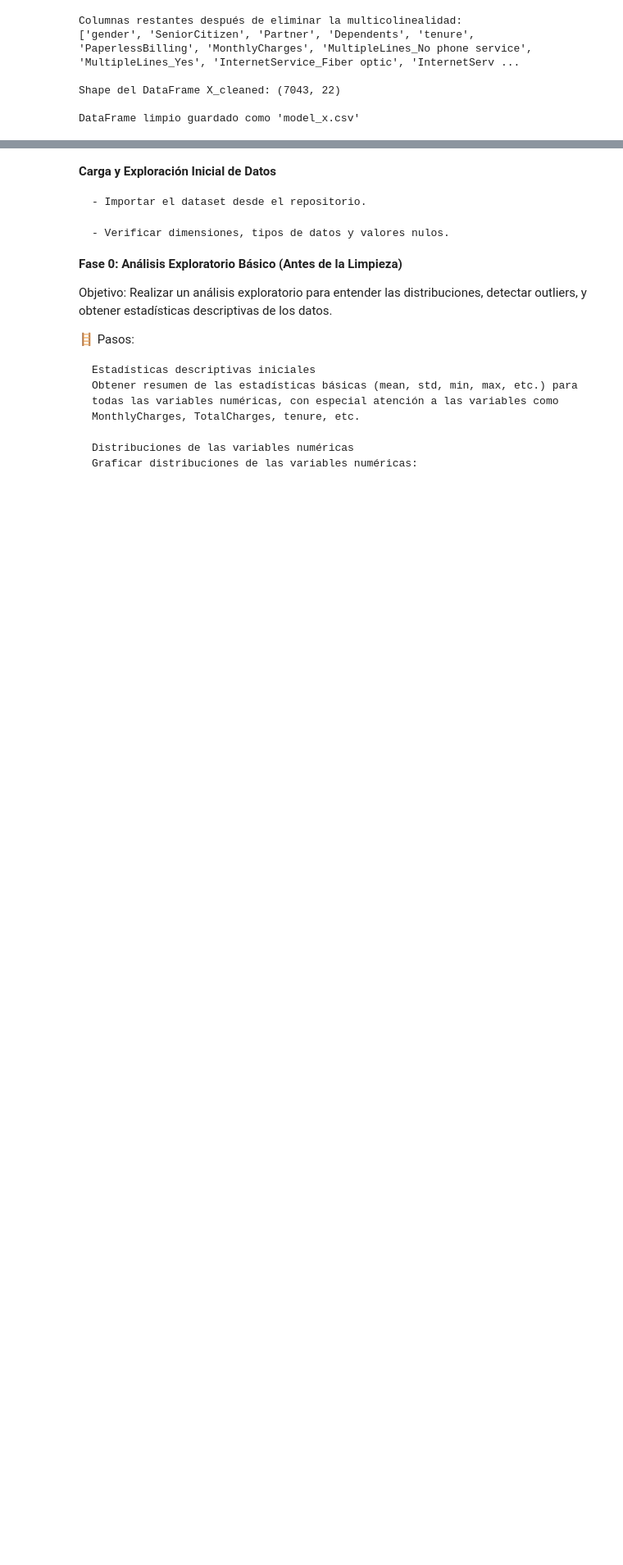
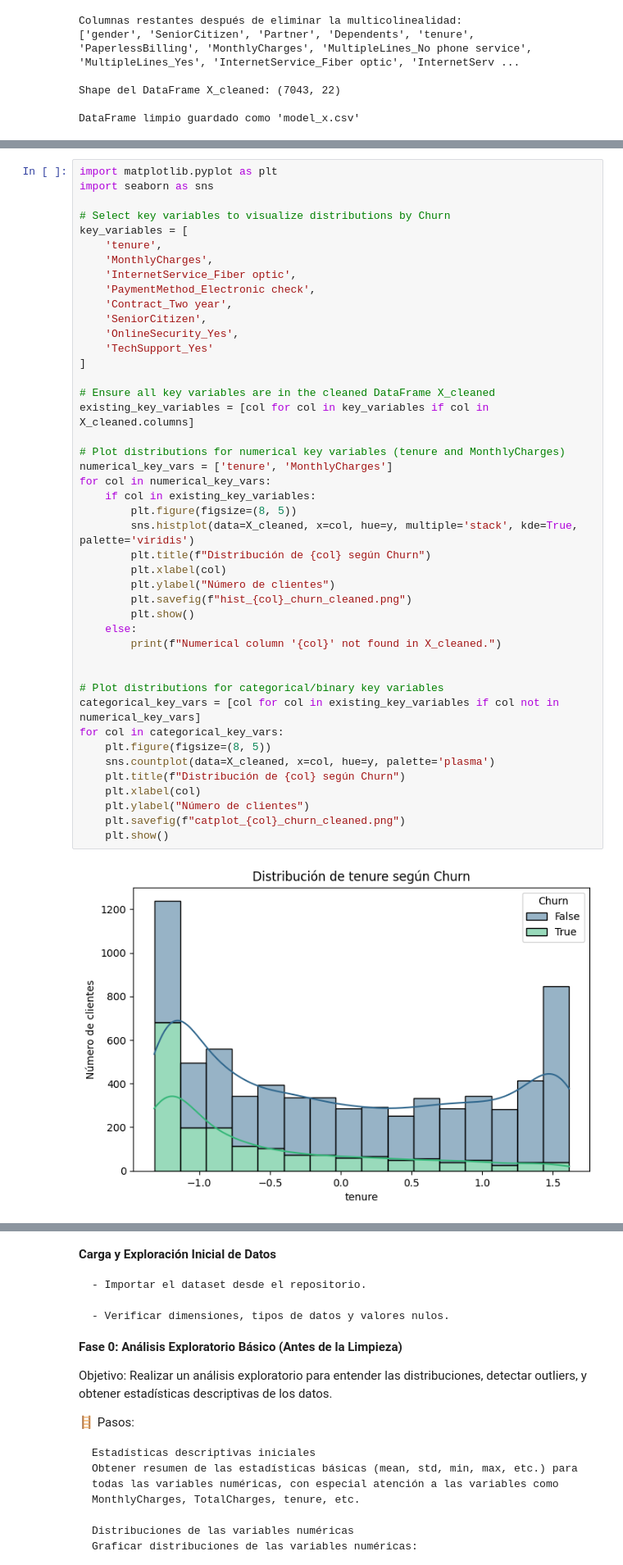
Before and after one commit to mauloredo/Challenge_Telecom_X2, a Jupyter notebook: x2.ipynb, the cells around one changed output, grey strips where cells are left out. Shown at 82% size. Drawn from its saved outputs; the diff is of its cells as text; blank space fills up the shorter version.

```diff
--- a/x2.ipynb
+++ b/x2.ipynb
@@ -1408,0 +1411,46 @@ DataFrame limpio guardado como 'model_x.csv'
+# %%
+import matplotlib.pyplot as plt
+import seaborn as sns
+
+# Select key variables to visualize distributions by Churn
+key_variables = [
+    'tenure',
+    'MonthlyCharges',
+    'InternetService_Fiber optic',
+    'PaymentMethod_Electronic check',
+    'Contract_Two year',
+    'SeniorCitizen',
+    'OnlineSecurity_Yes',
+    'TechSupport_Yes'
+]
+
+# Ensure all key variables are in the cleaned DataFrame X_cleaned
+existing_key_variables = [col for col in key_variables if col in X_cleaned.columns]
+
+# Plot distributions for numerical key variables (tenure and MonthlyCharges)
+numerical_key_vars = ['tenure', 'MonthlyCharges']
+for col in numerical_key_vars:
+    if col in existing_key_variables:
+        plt.figure(figsize=(8, 5))
+        sns.histplot(data=X_cleaned, x=col, hue=y, multiple='stack', kde=True, palette='viridis')
+        plt.title(f"Distribución de {col} según Churn")
+        plt.xlabel(col)
+        plt.ylabel("Número de clientes")
+        plt.savefig(f"hist_{col}_churn_cleaned.png")
+        plt.show()
+    else:
+        print(f"Numerical column '{col}' not found in X_cleaned.")
+
+
+# Plot distributions for categorical/binary key variables
+categorical_key_vars = [col for col in existing_key_variables if col not in numerical_key_vars]
+for col in categorical_key_vars:
+    plt.figure(figsize=(8, 5))
+    sns.countplot(data=X_cleaned, x=col, hue=y, palette='plasma')
+    plt.title(f"Distribución de {col} según Churn")
+    plt.xlabel(col)
+    plt.ylabel("Número de clientes")
+    plt.savefig(f"catplot_{col}_churn_cleaned.png")
+    plt.show()
+# %% [output]
+[figure, added]
```
Also changed, not shown: parts of 5 cells of this notebook.
